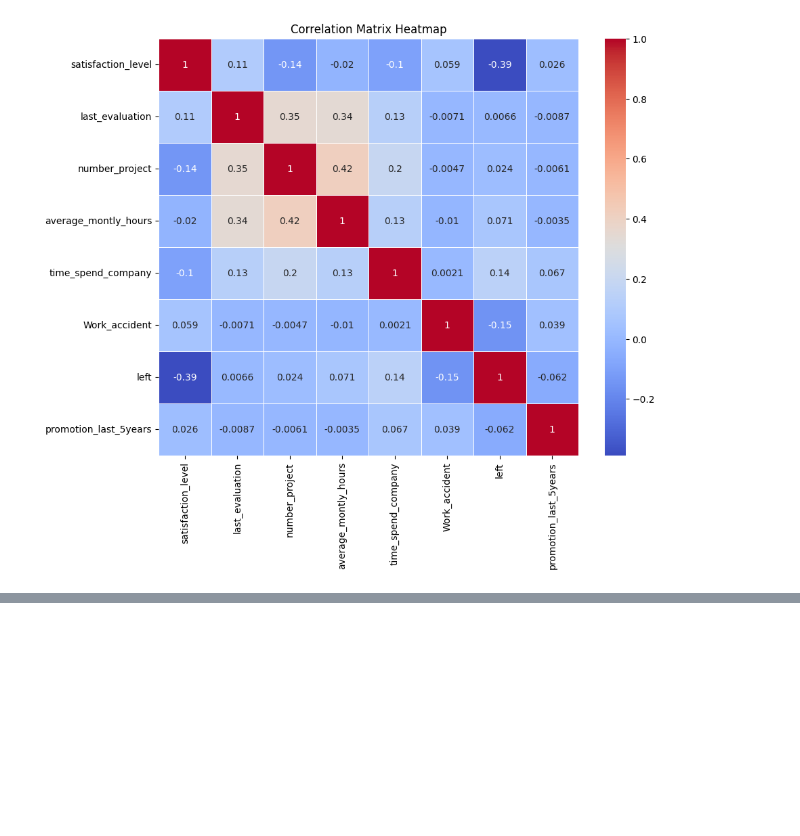
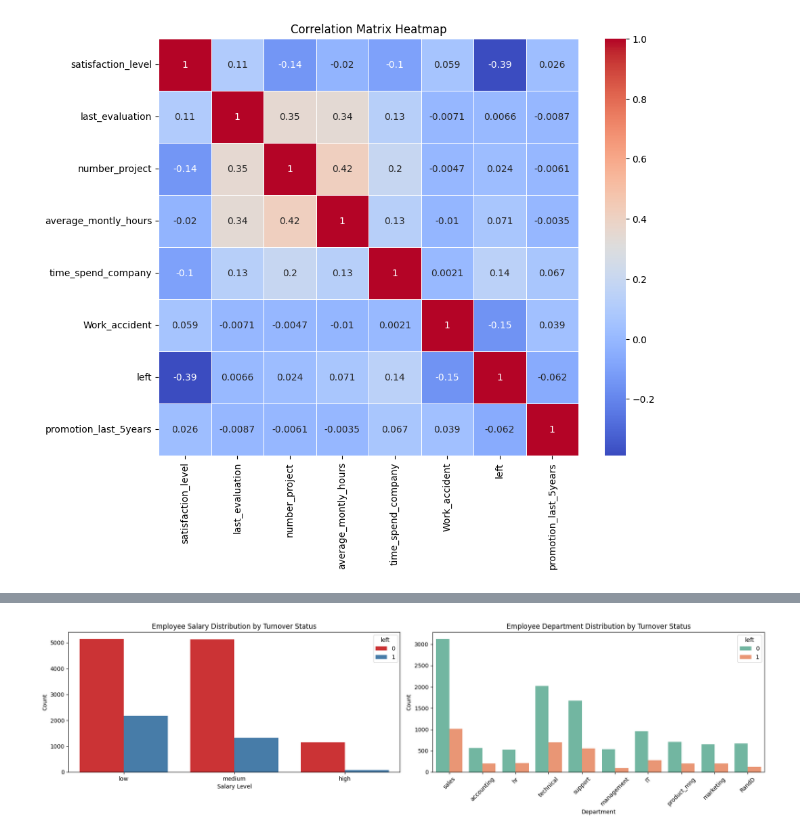
Before and after one commit to srinipar/AILabs, a Jupyter notebook: AIMLIIT/Projects/ML_Employee Turnover Analytics/Employee_TurnoverAnalysis.ipynb, the cells around one changed output, grey strips where cells are left out. Saved outputs shown, nothing was run; the diff lists cells and outputs as text; code cells hidden in the pictures; blank space fills up the shorter version.

```diff
--- a/AIMLIIT/Projects/ML_Employee Turnover Analytics/Employee_TurnoverAnalysis.ipynb
+++ b/AIMLIIT/Projects/ML_Employee Turnover Analytics/Employee_TurnoverAnalysis.ipynb
@@ -103,0 +141,26 @@ plt.show()
+# %%
+#Create Subplot to draw salary wise and department wise distribution of employees who left and stayed in the organization
+plt.figure(figsize=(18, 5))
+#Salary wise distribution of employees who left and stayed in the organization
+plt.subplot(1, 2, 1)
+sns.countplot(x='salary', hue='left', data=data, palette='Set1')
+plt.title('Employee Salary Distribution by Turnover Status')
+plt.xlabel('Salary Level')
+plt.ylabel('Count')
+#Department wise distribution of employees who left and stayed in the organization
+plt.subplot(1, 2, 2)
+sns.countplot(x='sales', hue='left', data=data, palette='Set2')
+plt.title('Employee Department Distribution by Turnover Status')
+plt.xlabel('Department')
+plt.ylabel('Count')
+plt.xticks(rotation=45)
+plt.tight_layout()
+plt.show()
+
+#observations on switching jobs based on salary and department:
+#1. Employees with low salary have a higher count of those who left compared to those who stayed
+#2. Employees with medium salary have a higher count of those who stayed compared to those who left
+#3. Employees with high salary have a higher count of those who stayed compared to those who left
+#4. In terms of department, the sales department has a higher count of employees who left compared to those who stayed
+# %% [output]
+[figure, added]
```
Also changed, not shown: parts of 11 cells of this notebook.
